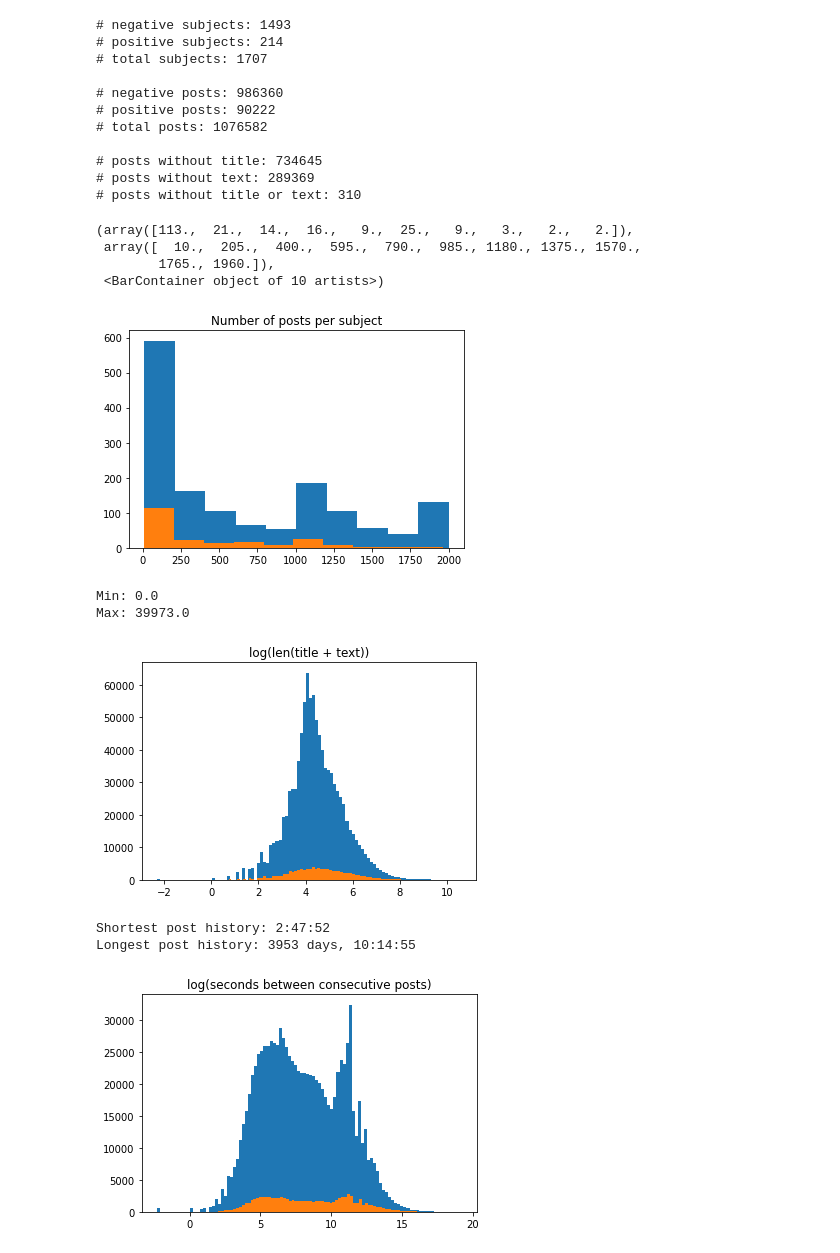
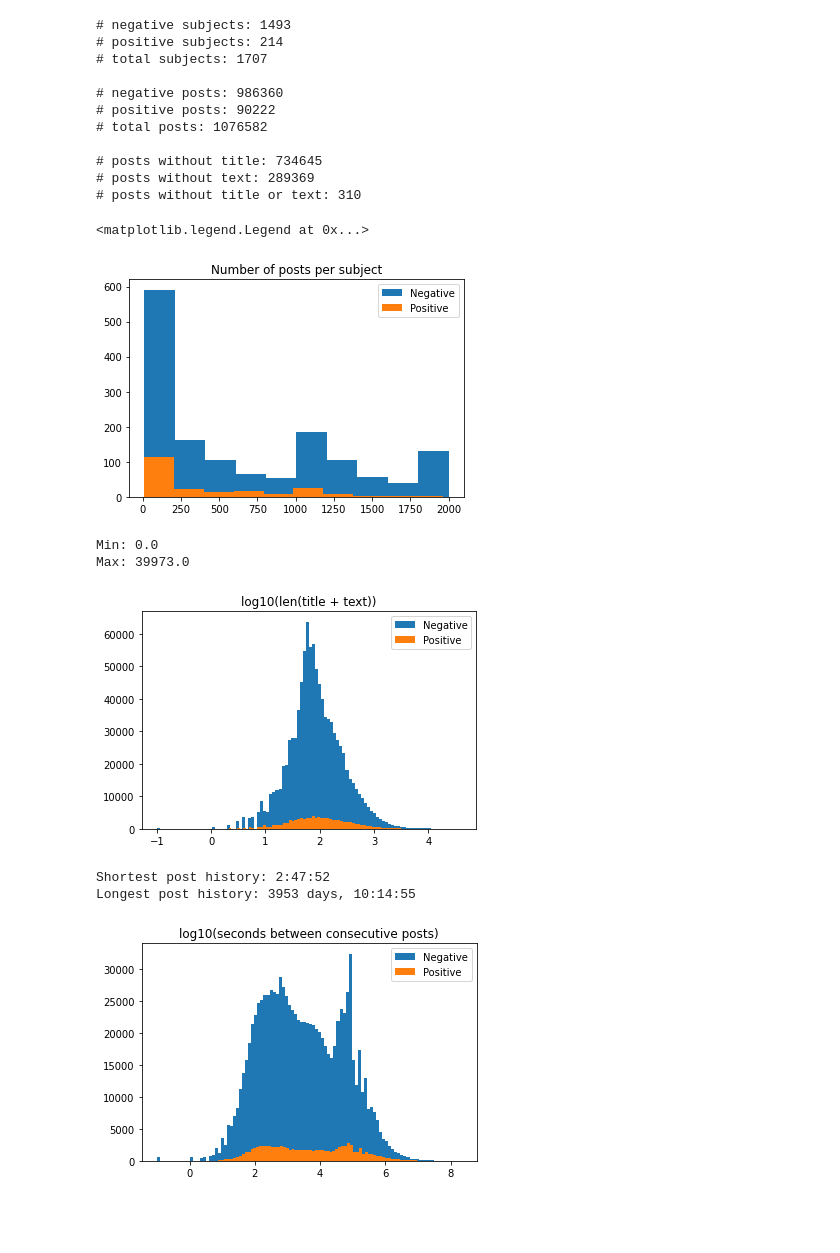
Before and after one commit to saeub/eRisk2022-LauSAn, a Jupyter notebook: exploration.ipynb, the cells around one changed output. Drawn from its saved outputs; the diff is of its cells as text; code cells hidden in the pictures; blank space fills up the shorter version.

Commit message:
use log10, add legend

```diff
--- a/exploration.ipynb
+++ b/exploration.ipynb
@@ -44,39 +44,39 @@ num_neg_posts = [len(subject.posts) for subject in neg_subjects]
 num_pos_posts = [len(subject.posts) for subject in pos_subjects]
 fig, ax = plt.subplots()
 ax.set_title("Number of posts per subject")
-ax.hist(num_neg_posts)
-ax.hist(num_pos_posts)
+ax.hist(num_neg_posts, label="Negative")
+ax.hist(num_pos_posts, label="Positive")
+ax.legend()
 # %% [output]
-(array([113.,  21.,  14.,  16.,   9.,  25.,   9.,   3.,   2.,   2.]),
- array([  10.,  205.,  400.,  595.,  790.,  985., 1180., 1375., 1570.,
-        1765., 1960.]),
- <BarContainer object of 10 artists>)
+<matplotlib.legend.Legend at 0x...>
-[figure, old version]
+[figure, new version]
 # %%
 alpha = 0.1
 neg_post_lens = [len(post.title + post.text) + alpha for subject in neg_subjects for post in subject.posts]
 pos_post_lens = [len(post.title + post.text) + alpha for subject in pos_subjects for post in subject.posts]
 fig, ax = plt.subplots()
-ax.set_title("log(len(title + text))")
-ax.hist(np.log(neg_post_lens), bins=100)
-ax.hist(np.log(pos_post_lens), bins=100)
+ax.set_title("log10(len(title + text))")
+ax.hist(np.log10(neg_post_lens), bins=100, label="Negative")
+ax.hist(np.log10(pos_post_lens), bins=100, label="Positive")
+ax.legend()
 print("Min:", min(neg_post_lens + pos_post_lens) - alpha)
 print("Max:", max(neg_post_lens + pos_post_lens) - alpha)
 # %% [output]
 Min: 0.0
 Max: 39973.0
-[figure, old version]
+[figure, new version]
 # %%
 alpha = 0.1
 neg_post_intervals = [(post1.date - post2.date).total_seconds() + alpha for subject in neg_subjects for post1, post2 in zip(subject.posts, subject.posts[1:])]
 pos_post_intervals = [(post1.date - post2.date).total_seconds() + alpha for subject in pos_subjects for post1, post2 in zip(subject.posts, subject.posts[1:])]
 fig, ax = plt.subplots()
-ax.set_title("log(seconds between consecutive posts)")
-ax.hist(np.log(neg_post_intervals), bins=100)
-ax.hist(np.log(pos_post_intervals), bins=100)
+ax.set_title("log10(seconds between consecutive posts)")
+ax.hist(np.log10(neg_post_intervals), bins=100, label="Negative")
+ax.hist(np.log10(pos_post_intervals), bins=100, label="Positive")
+ax.legend()
 print("Shortest post history:", min(subject.posts[0].date - subject.posts[-1].date for subject in all_subjects))
 print("Longest post history:", max(subject.posts[0].date - subject.posts[-1].date for subject in all_subjects))
 # %% [output]
 Shortest post history: 2:47:52
 Longest post history: 3953 days, 10:14:55
-[figure, old version]
+[figure, new version]
```
